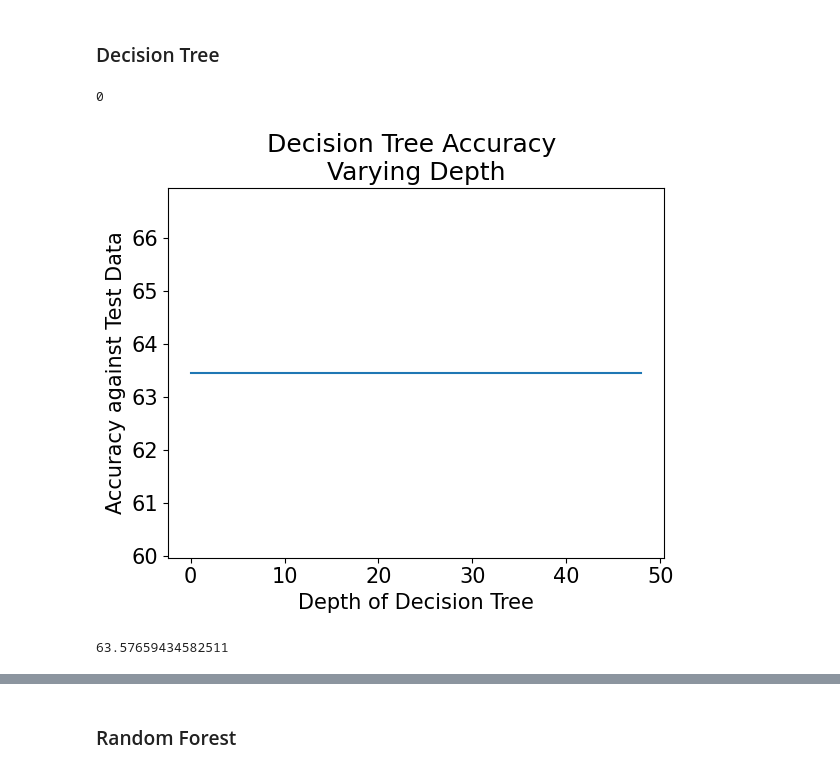
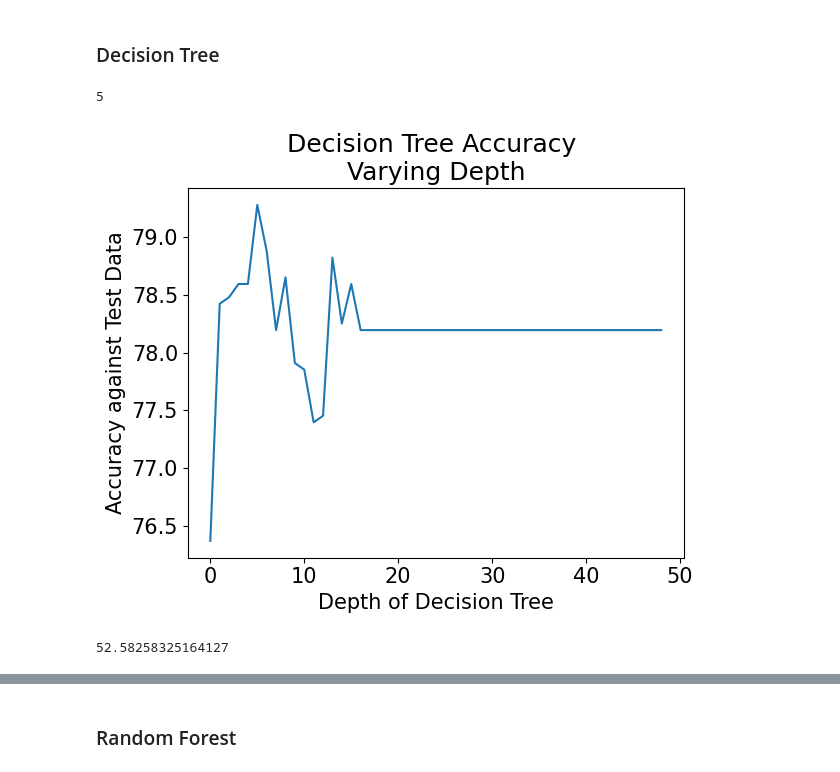
Before and after one commit to PierceWarburtonDS/IA_651_PierceWarburton_FinalProject, a Jupyter notebook: Project_Work.ipynb, the cells around one changed output, grey strips where cells are left out. Cells and saved outputs as stored; diff of their text form; code cells hidden in the pictures.

```diff
--- a/Project_Work.ipynb
+++ b/Project_Work.ipynb
@@ -35,13 +38,21 @@ even_data = pd.concat([data, data[data['Location'] == 1]], ignore_index=True)
+# %%
+changed = []
+test = sqrl.copy()
+for col in sqrl.columns[:-1]:
+    if isinstance(sqrl[col].dropna(ignore_index=True)[0], str):
+        changed.append(col)
+        values = sqrl[col].unique().astype(str)
+        for i in range(len(sqrl)):
+            test.loc[i, col] = np.where(values == str(sqrl.loc[i, col]))[0][0]
+    elif isinstance(sqrl[col][0], np.bool_):
+        # Modify Columns so Booloan False = 0 and Booloan True = 1
+        test[col] = sqrl[col].astype(int)
+test = test.drop('Lat/Long', axis=1)
+test = test.drop('Unique Squirrel ID', axis=1)
+test = test.drop('Hectare Squirrel Number', axis=1)
+test = test.drop('Indifferent', axis=1)
+even_test = pd.concat([test, test[test['Runs from'] == 1]], ignore_index=True)
+even_test = pd.concat([even_test, test[test['Runs from'] == 1]], ignore_index=True)
 # %% [markdown]
 ### Variable Investigation
-# %%
-changed = []
-test = sqrl.copy()
-for col in sqrl.columns[:-1]:
-    if isinstance(sqrl[col].dropna(ignore_index=True)[0], str):
-        changed.append(col)
-        values = sqrl[col].unique().astype(str)
-        for i in range(len(sqrl)):
-            test.loc[i, col] = np.where(values == str(sqrl.loc[i, col]))[0][0]
-test['Location'] = sqrl['Location']
 # %%
@@ -146,40 +158,45 @@ Text(0, 0.5, 'Variance Explained')
 ### Decision Tree
 # %%
 X_train, X_test, y_train, y_test = train_test_split(
-        data.iloc[:,1:], data['Location'], test_size=0.4, random_state=100)
+        test.iloc[:,3:], test['Runs from'], test_size=0.4, random_state=100)
 
 y_test = y_test.astype('int')
 y_train = y_train.astype('int')
+
+X_train = X_train.drop('Runs from', axis=1)
+X_test = X_test.drop('Runs from', axis=1)
 # %%
+# Tune Hyperparameters
+
 acc = []
 for depth in range(1,50):
         # Initialize Model
         clf_entropy = DecisionTreeClassifier(
                 criterion="entropy", random_state=100,
-                max_depth=10, min_samples_leaf=5)
+                max_depth=depth, min_samples_leaf=6)
 
         # Performing training
         clf_entropy.fit(X_train, y_train)
         y_pred = clf_entropy.predict(X_test)
         acc.append(accuracy_score(y_test, y_pred)*100)
 fig = plt.figure()
 plt.plot(acc)
 plt.title('Decision Tree Accuracy \nVarying Depth')
 plt.xlabel('Depth of Decision Tree')
 plt.ylabel('Accuracy against Test Data')
 print(np.where(acc == max(acc))[0][0])
 # %% [output]
-0
+5
-[figure, old version]
+[figure, new version]
 # %%
-# Initialize Model
+# Initialize actual model
 clf_entropy = DecisionTreeClassifier(
         criterion="entropy", random_state=100,
-        max_depth=10, min_samples_leaf=5)
+        max_depth=5, min_samples_leaf=6)
 
 # Performing training
 clf_entropy.fit(X_train, y_train)
 y_pred = clf_entropy.predict(X_test)
-accuracy_score(y_test, y_pred)*100
+balanced_accuracy_score(y_test, y_pred)*100
 # %% [output]
-63.57659434582511
+52.58258325164127
```
Also changed, not shown: parts of 9 cells of this notebook.
